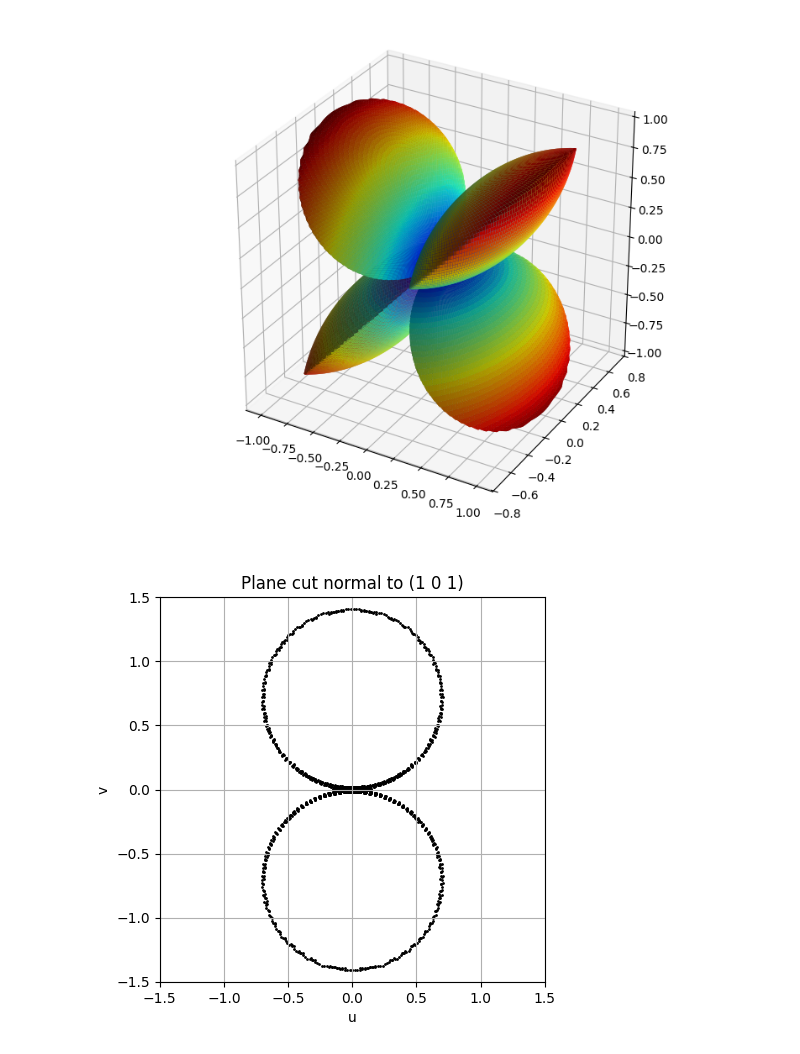
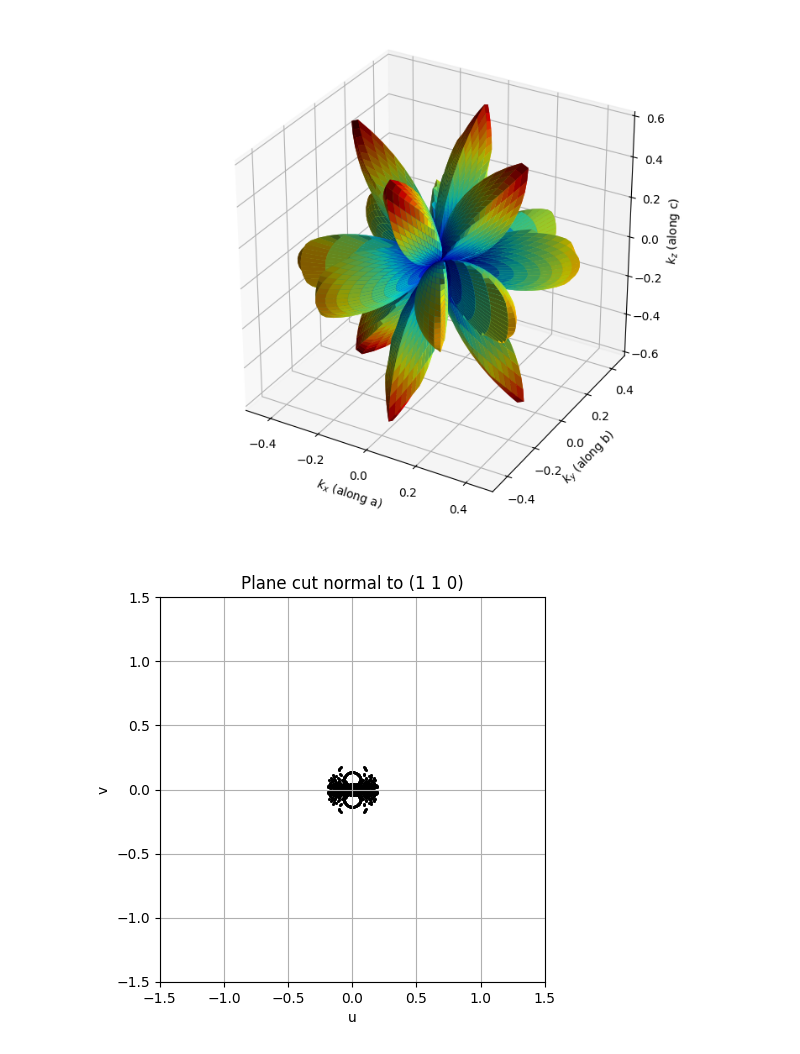
Before and after one commit to YangLabOSU/AltermagnetCalculations, a Jupyter notebook: Altermagnet_Allowed_Spin_Splittings.ipynb, the cells around one changed output. Saved outputs shown, nothing was run; the diff lists cells and outputs as text; code cells hidden in the pictures.

Commit message:
mcif support

```diff
--- a/Altermagnet_Allowed_Spin_Splittings.ipynb
+++ b/Altermagnet_Allowed_Spin_Splittings.ipynb
@@ -82,3 +162,11 @@ def plot_plane_cut(xs, ys, zs, hkl, thickness=0.02):
     plt.ylim([-1.5,1.5])
     plt.grid(True)
     plt.show()
+# %%
+d=read_mcif_file('./0.607_RuO2.mcif')
+symmetry_operations_antiunitary={}
+for i in range(len(d)):
+    op=d[i]
+    if op[2]<0:
+        print(op)
+        symmetry_operations_antiunitary[str(i)]=(make_symmetry_operation(*op))
@@ -85,13 +191,13 @@ def plot_plane_cut(xs, ys, zs, hkl, thickness=0.02):
 # %%
-%matplotlib widget
-points,xgrid,ygrid,zgrid,theta_grid,phi_grid=get_k_sphere(50000)
+
+points,xgrid,ygrid,zgrid,theta_grid,phi_grid=get_k_sphere(10000)
 
 # All antiunitary operations in Pbnm with G-type AF
-symmetry_operations_antiunitary={}
-symmetry_operations_antiunitary['03_ScrewX']=make_symmetry_operation(np.array([[1,0,0],[0,-1,0],[0,0,-1]]),np.array([1/2,1/2,0]),time_reversal=True)
-symmetry_operations_antiunitary['04_MirrorXTransXY']=make_symmetry_operation(np.array([[-1,0,0],[0,1,0],[0,0,1]]),np.array([1/2,1/2,0]),time_reversal=True)
-symmetry_operations_antiunitary['05_ScrewZ']=make_symmetry_operation(np.array([[-1,0,0],[0,-1,0],[0,0,1]]),np.array([0,0,1/2]),time_reversal=True)
-symmetry_operations_antiunitary['06_MirrorZTransZ']=make_symmetry_operation(np.array([[1,0,0],[0,1,0],[0,0,-1]]),np.array([0,0,1/2]),time_reversal=True)
+# symmetry_operations_antiunitary={}
+# symmetry_operations_antiunitary['03_ScrewX']=make_symmetry_operation(np.array([[1,0,0],[0,-1,0],[0,0,-1]]),np.array([1/2,1/2,0]),time_reversal=True)
+# symmetry_operations_antiunitary['04_MirrorXTransXY']=make_symmetry_operation(np.array([[-1,0,0],[0,1,0],[0,0,1]]),np.array([1/2,1/2,0]),time_reversal=True)
+# symmetry_operations_antiunitary['05_ScrewZ']=make_symmetry_operation(np.array([[-1,0,0],[0,-1,0],[0,0,1]]),np.array([0,0,1/2]),time_reversal=True)
+# symmetry_operations_antiunitary['06_MirrorZTransZ']=make_symmetry_operation(np.array([[1,0,0],[0,1,0],[0,0,-1]]),np.array([0,0,1/2]),time_reversal=True)
 
 distances_from_invariant = score_invariantness_points(points,symmetry_operations_antiunitary)
 
@@ -105,17 +215,21 @@ z_deformed = radius * zgrid
 # %%
+%matplotlib widget
 fig = plt.figure(figsize=(8, 6))
 ax = fig.add_subplot(111, projection='3d')
 
 ax.plot_surface(x_deformed, y_deformed, z_deformed,
-                facecolors=plt.cm.jet((radius - radius.min()) / radius.ptp()),
+                facecolors=plt.cm.jet((radius - radius.min()) / np.ptp(radius)),
                 rstride=1, cstride=1, linewidth=0, antialiased=True)
 
 ax.set_box_aspect([1, 1, 1])
+ax.set_xlabel('$k_x$ (along a)')
+ax.set_ylabel('$k_y$ (along b)')
+ax.set_zlabel('$k_z$ (along c)')
 plt.tight_layout()
 plt.show()
 # %% [output]
-[figure, old version]
+[figure, new version]
 # %%
-plot_plane_cut(x_deformed,y_deformed,z_deformed,[1,0,1])
+plot_plane_cut(x_deformed,y_deformed,z_deformed,[1,1,0])
 # %% [output]
-[figure, old version]
+[figure, new version]
```
Also changed, not shown: parts of 3 cells of this notebook, 4 other files.
